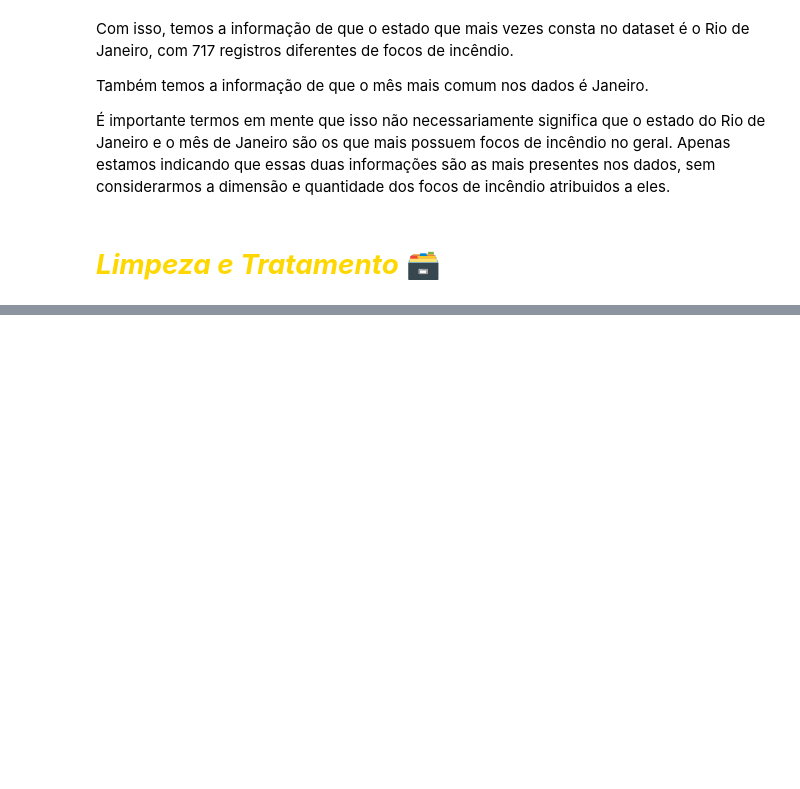
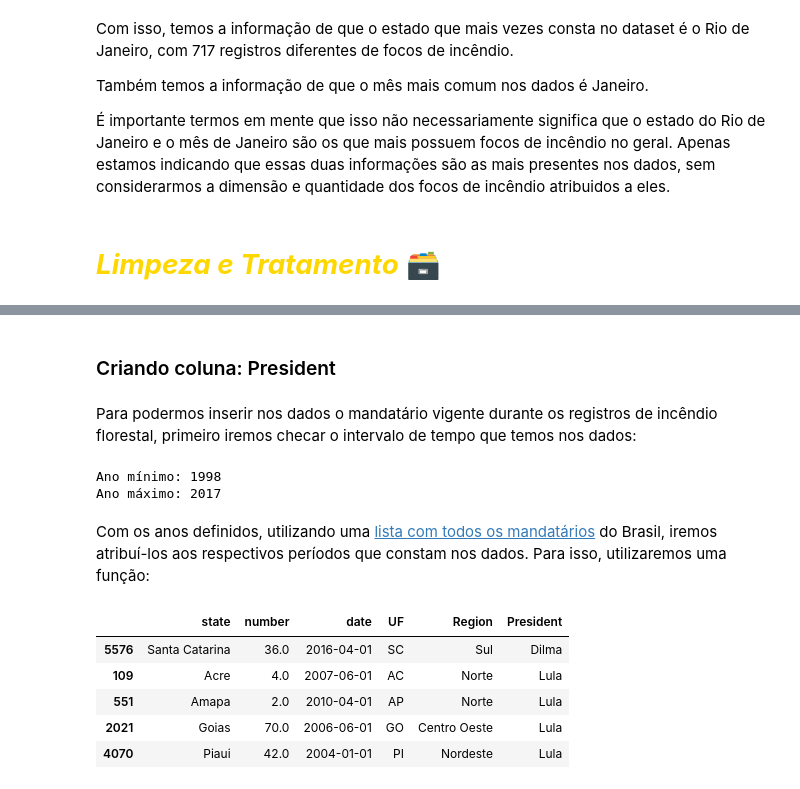
Before and after one commit to JoSEPHDev2022/Forest_Fires_Brazil, a Jupyter notebook: relatorio.ipynb, the cells around one changed output, grey strips where cells are left out. Drawn from its saved outputs; the diff is of its cells as text; code cells hidden in the pictures; blank space fills up the shorter version.

Commit message:
Realizando limpeza e tratamento dos dados.

```diff
--- a/relatorio.ipynb
+++ b/relatorio.ipynb
@@ -187,0 +330,9 @@ Também temos a informação de que o mês mais comum nos dados é Janeiro.
+# %%
+# Corrigindo registros de Rio de Janeiro e Piauí:
+data_clean['state'] = (
+    data_clean['state']
+    .replace(['Rio', 'Piau'], ['Rio de Janeiro', 'Piaui'])
+)
+
+# Checando os novos registros:
+data_clean.query('state == "Rio de Janeiro" | state == "Piaui"').sample(5)
@@ -187,0 +385,6 @@ Também temos a informação de que o mês mais comum nos dados é Janeiro.
+# %%
+# Aplicando a função:
+data_clean = set_uf(data_clean)
+
+# Exibindo resultados:
+data_clean.sample(5)
@@ -187,0 +427,6 @@ Também temos a informação de que o mês mais comum nos dados é Janeiro.
+# %%
+# Aplicando a função:
+data_clean = set_region(data_clean)
+
+# Checando novos dados:
+data_clean.sample(5)
@@ -187,0 +440,44 @@ Também temos a informação de que o mês mais comum nos dados é Janeiro.
+# %% [markdown]
+### Criando coluna: President
+# %% [markdown]
+Para podermos inserir nos dados o mandatário vigente durante os registros de incêndio florestal, primeiro iremos checar o intervalo de tempo que temos nos dados:
+# %%
+# Checando intervalo de anos:
+print(f'Ano mínimo: {data_clean.date.min().year}')
+print(f'Ano máximo: {data_clean.date.max().year}')
+# %% [output]
+Ano mínimo: 1998
+Ano máximo: 2017
+# %% [markdown]
+Com os anos definidos, utilizando uma [lista com todos os mandatários](https://pt.wikipedia.org/wiki/Lista_de_presidentes_do_Brasil) do Brasil, iremos atribuí-los aos respectivos períodos que constam nos dados. Para isso, utilizaremos uma função:
+# %%
+def set_president(df: pd.DataFrame) -> pd.DataFrame:
+    '''Essa função itera sobre os anos do dataset e atribuí a uma nova coluna
+    o nome do mandatário vigente durante esse período.
+    '''
+    df['President'] = df['date'].apply(
+        lambda date:
+        'FHC' if (date.strftime('%Y-%M') > '1997-01' and
+                    date.strftime('%Y-%M') < '2002-12') else
+        'Lula' if (date.strftime('%Y-%M') > '2002-12' and
+                    date.strftime('%Y-%M') < '2010-12') else
+        'Dilma' if (date.strftime('%Y-%M') > '2010-12' and
+                    date.strftime('%Y-%M') < '2016-12') else
+        'Temer' if (date.strftime('%Y-%M') > '2016-12') else
+        date
+    )
+
+    return df
+# %%
+# Aplicando a função:
+data_clean = set_president(data_clean)
+
+# Visualizando novos resultados:
+data_clean.sample(5)
+# %% [output]
+|  | state | number | date | UF | Region | President |
+| 5576 | Santa Catarina | 36.0 | 2016-04-01 | SC | Sul | Dilma |
+| 109 | Acre | 4.0 | 2007-06-01 | AC | Norte | Lula |
+| 551 | Amapa | 2.0 | 2010-04-01 | AP | Norte | Lula |
+| 2021 | Goias | 70.0 | 2006-06-01 | GO | Centro Oeste | Lula |
+| 4070 | Piaui | 42.0 | 2004-01-01 | PI | Nordeste | Lula |
```
Also changed, not shown: parts of 37 cells of this notebook.
